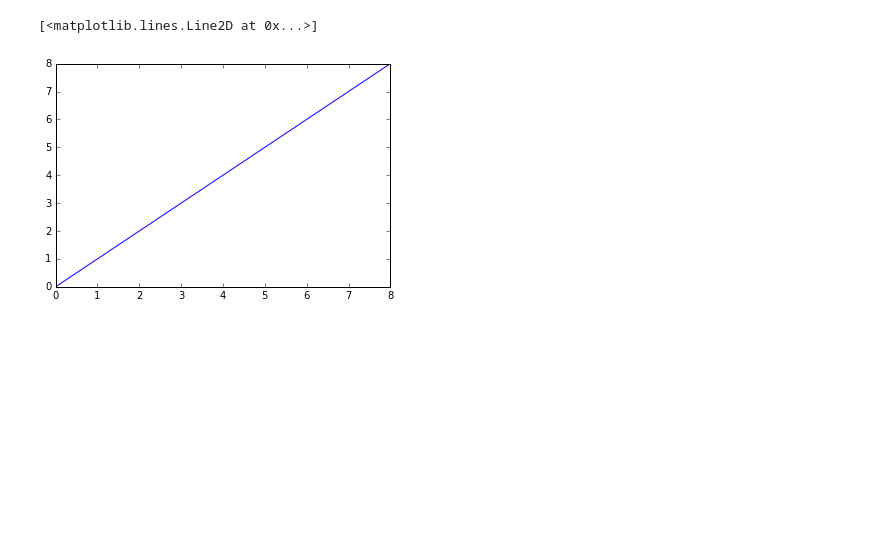
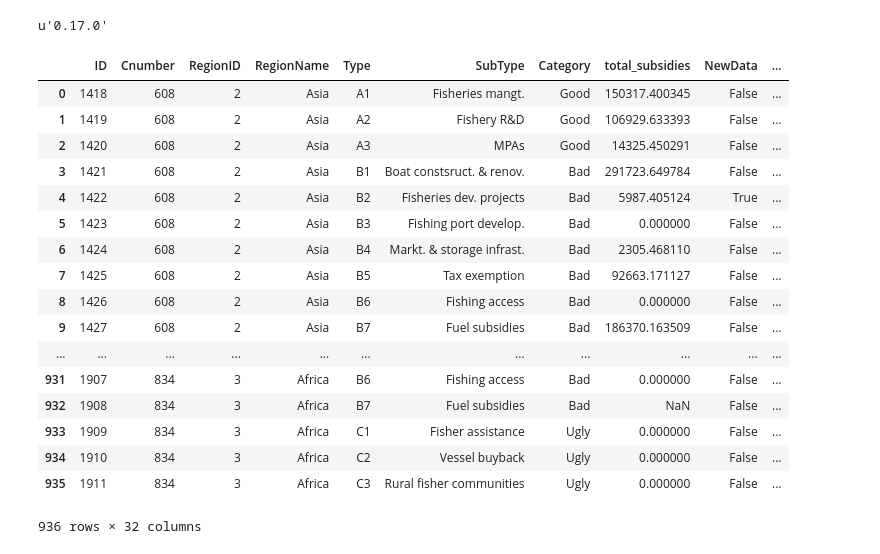
Before and after one commit to annaschu/subsidies, a Jupyter notebook: Practise.ipynb, the cells around one changed output. Cells and saved outputs as stored; diff of their text form; code cells hidden in the pictures; blank space fills up the shorter version.

```diff
--- a/Practise.ipynb
+++ b/Practise.ipynb
@@ -5,9 +5,36 @@ import pandas as pd
 
 import matplotlib.pyplot as plt
 
-import numpy
+import numpy as np
+
+plt.style.use('ggplot')
+
+pd.__version__
+# %% [output]
+u'0.17.0'
-# %%
-plt.plot(range(0,9))
-# %% [output]
-[<matplotlib.lines.Line2D at 0x...>]
-[figure, removed]
+# %%
+fuel_subsidies = pd.read_csv("SSF_fuel_subsidies.csv")
+SSF_subsidies = pd.read_csv("SSF_subsidies.csv")
+# %%
+SSF_subsidies_all = pd.merge(left=SSF_subsidies, right=fuel_subsidies, how='left')
+# %%
+SSF_subsidies_all
+# %% [output]
+|  | ID | Cnumber | RegionID | RegionName | Type | SubType | Category | total_subsidies | NewData | ... |
+| 0 | 1418 | 608 | 2 | Asia | A1 | Fisheries mangt. | Good | 150317.400345 | False | ... |
+| 1 | 1419 | 608 | 2 | Asia | A2 | Fishery R&D | Good | 106929.633393 | False | ... |
+| 2 | 1420 | 608 | 2 | Asia | A3 | MPAs | Good | 14325.450291 | False | ... |
+| 3 | 1421 | 608 | 2 | Asia | B1 | Boat constsruct. & renov. | Bad | 291723.649784 | False | ... |
+| 4 | 1422 | 608 | 2 | Asia | B2 | Fisheries dev. projects | Bad | 5987.405124 | True | ... |
+| 5 | 1423 | 608 | 2 | Asia | B3 | Fishing port develop. | Bad | 0.000000 | False | ... |
+| 6 | 1424 | 608 | 2 | Asia | B4 | Markt. & storage infrast. | Bad | 2305.468110 | False | ... |
+| 7 | 1425 | 608 | 2 | Asia | B5 | Tax exemption | Bad | 92663.171127 | False | ... |
+| 8 | 1426 | 608 | 2 | Asia | B6 | Fishing access | Bad | 0.000000 | False | ... |
+| 9 | 1427 | 608 | 2 | Asia | B7 | Fuel subsidies | Bad | 186370.163509 | False | ... |
+| ... | ... | ... | ... | ... | ... | ... | ... | ... | ... | ... |
+| 931 | 1907 | 834 | 3 | Africa | B6 | Fishing access | Bad | 0.000000 | False | ... |
+| 932 | 1908 | 834 | 3 | Africa | B7 | Fuel subsidies | Bad | NaN | False | ... |
+| 933 | 1909 | 834 | 3 | Africa | C1 | Fisher assistance | Ugly | 0.000000 | False | ... |
+| 934 | 1910 | 834 | 3 | Africa | C2 | Vessel buyback | Ugly | 0.000000 | False | ... |
+| 935 | 1911 | 834 | 3 | Africa | C3 | Rural fisher communities | Ugly | 0.000000 | False | ... |
+936 rows × 32 columns
```
Also changed, not shown: 1 other file.
